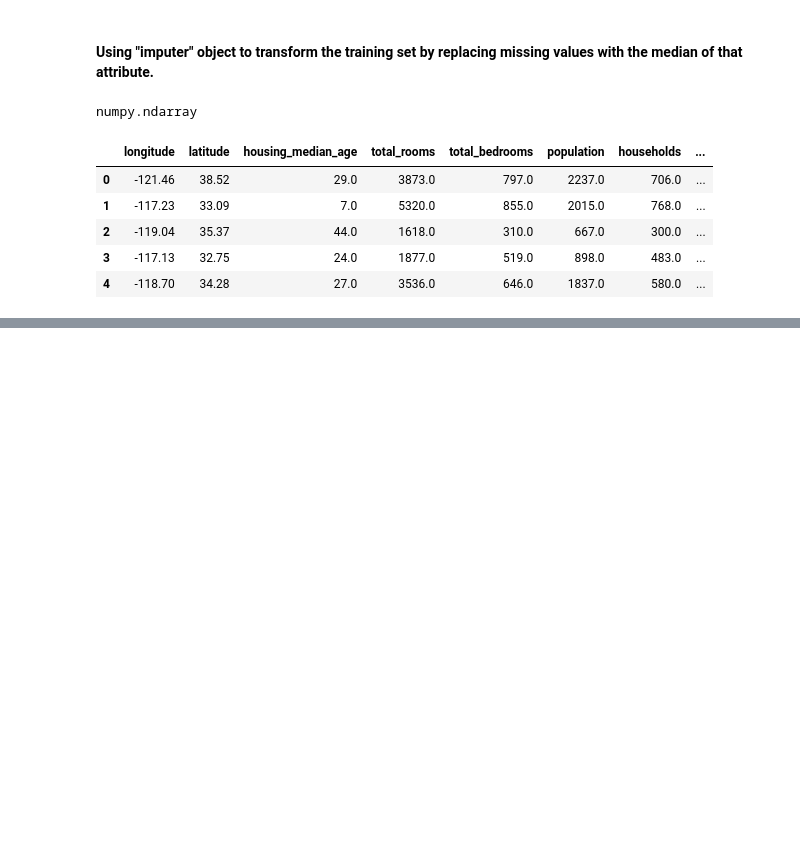
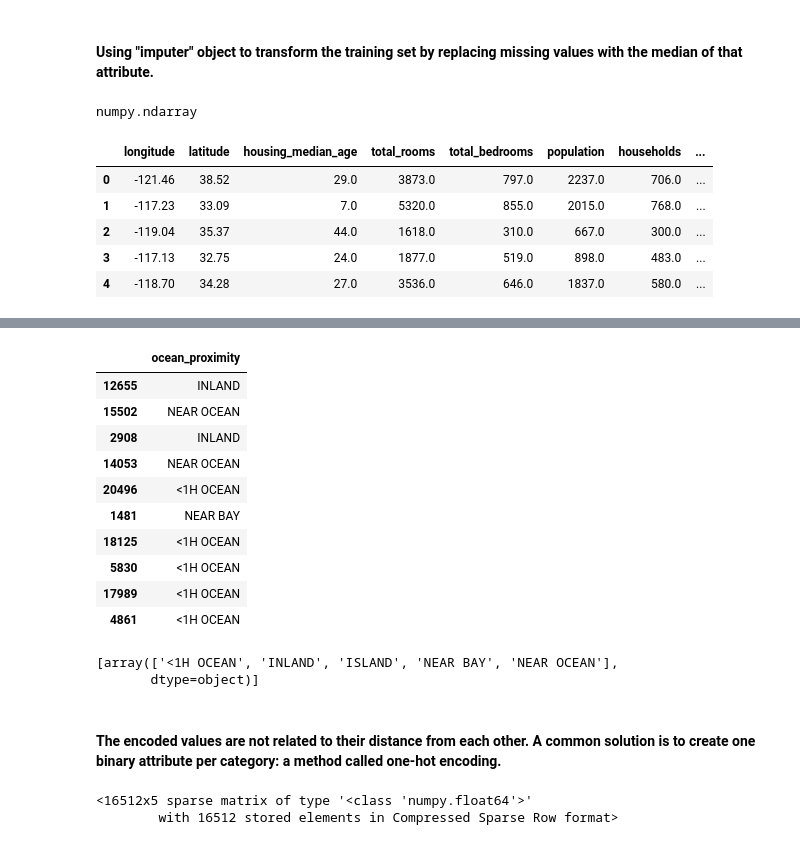
Before and after one commit to SparrowHere/California_Housing_Prices_Analysis, a Jupyter notebook: California_Housing.ipynb, the cells around one changed output, grey strips where cells are left out. Cells and saved outputs as stored; diff of their text form; code cells hidden in the pictures; blank space fills up the shorter version.

```diff
--- a/California_Housing.ipynb
+++ b/California_Housing.ipynb
@@ -397,0 +439,31 @@ df_tr.head()
+# %%
+df_cat.head(10)
+# %% [output]
+|  | ocean_proximity |
+| 12655 | INLAND |
+| 15502 | NEAR OCEAN |
+| 2908 | INLAND |
+| 14053 | NEAR OCEAN |
+| 20496 | <1H OCEAN |
+| 1481 | NEAR BAY |
+| 18125 | <1H OCEAN |
+| 5830 | <1H OCEAN |
+| 17989 | <1H OCEAN |
+| 4861 | <1H OCEAN |
+# %%
+ordinal_encoder.categories_
+# %% [output]
+[array(['<1H OCEAN', 'INLAND', 'ISLAND', 'NEAR BAY', 'NEAR OCEAN'],
+       dtype=object)]
+# %% [markdown]
+#### The encoded values are not related to their distance from each other. A common solution is to create one binary attribute per category: a method called one-hot encoding.
+# %%
+# Converting the numerical values to one-hot encoded values.
+from sklearn.preprocessing import OneHotEncoder
+
+cat_encoder = OneHotEncoder()   # Creating a one-hot encoder object.
+housing_cat_hot_encoded = cat_encoder.fit_transform(df_cat)
+housing_cat_hot_encoded
+# %% [output]
+<16512x5 sparse matrix of type '<class 'numpy.float64'>'
+        with 16512 stored elements in Compressed Sparse Row format>
```
Also changed, not shown: parts of 8 cells of this notebook.
